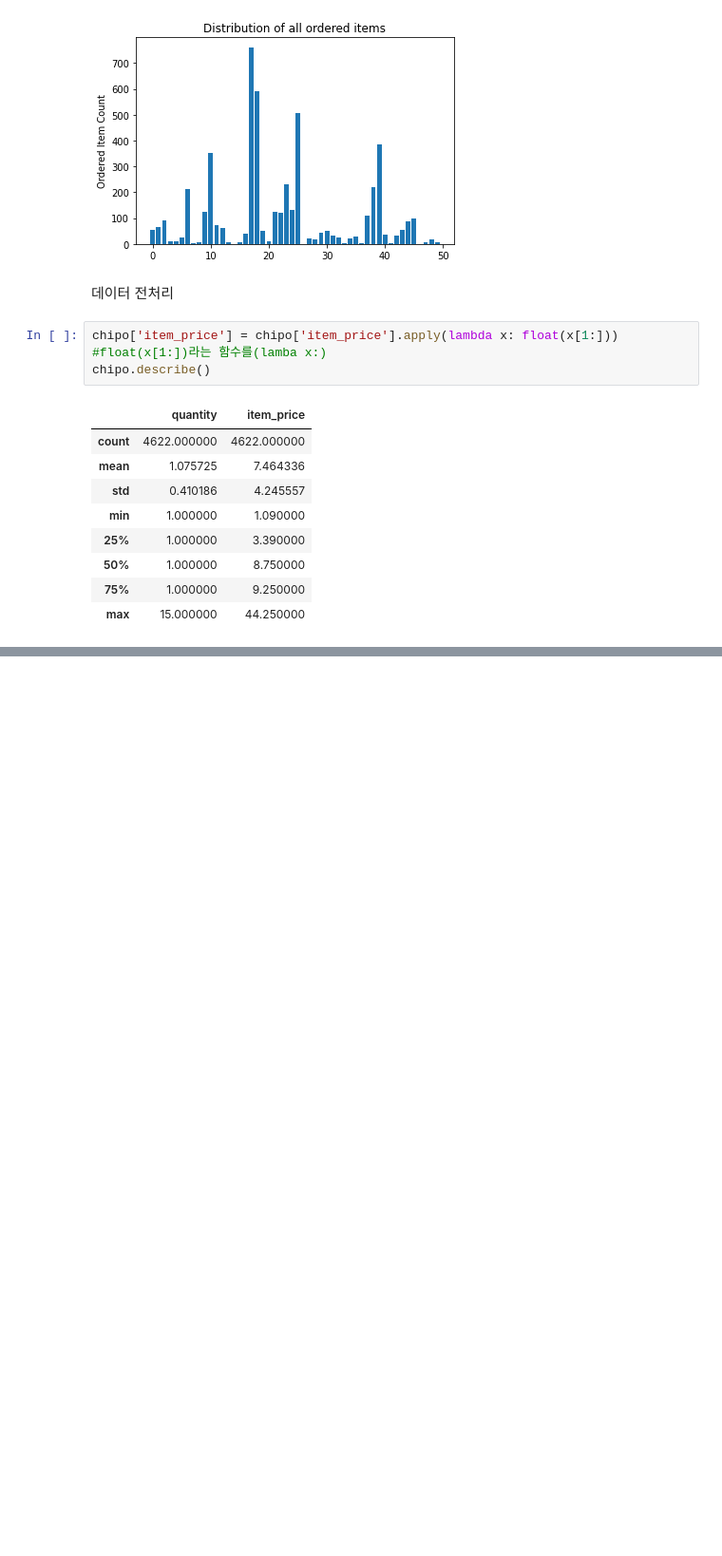
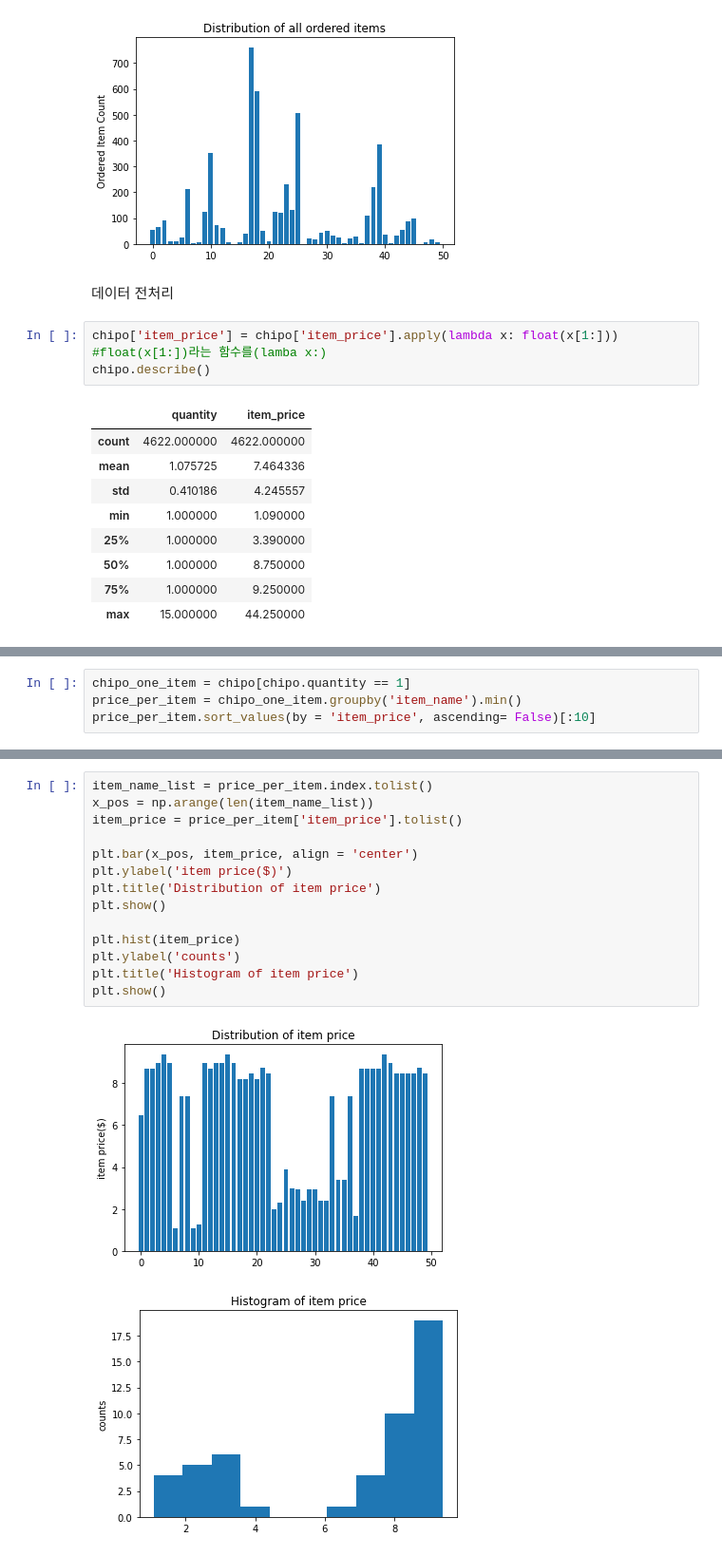
Before and after one commit to mingming715/python_study, a Jupyter notebook: Chapter01.ipynb, the cells around one changed output, grey strips where cells are left out. Shown: that part at 95% size. Drawn from its saved outputs; the diff is of its cells as text; blank space fills up the shorter version.

```diff
--- a/Chapter01.ipynb
+++ b/Chapter01.ipynb
@@ -165,0 +189,4 @@ chipo.describe()
+# %%
+chipo_one_item = chipo[chipo.quantity == 1]
+price_per_item = chipo_one_item.groupby('item_name').min()
+price_per_item.sort_values(by = 'item_price', ascending= False)[:10]
@@ -165,0 +206,17 @@ chipo.describe()
+# %%
+item_name_list = price_per_item.index.tolist()
+x_pos = np.arange(len(item_name_list))
+item_price = price_per_item['item_price'].tolist()
+
+plt.bar(x_pos, item_price, align = 'center')
+plt.ylabel('item price($)')
+plt.title('Distribution of item price')
+plt.show()
+
+plt.hist(item_price)
+plt.ylabel('counts')
+plt.title('Histogram of item price')
+plt.show()
+# %% [output]
+[figure, added]
+[figure, added]
```
Also changed, not shown: parts of 6 cells of this notebook.
